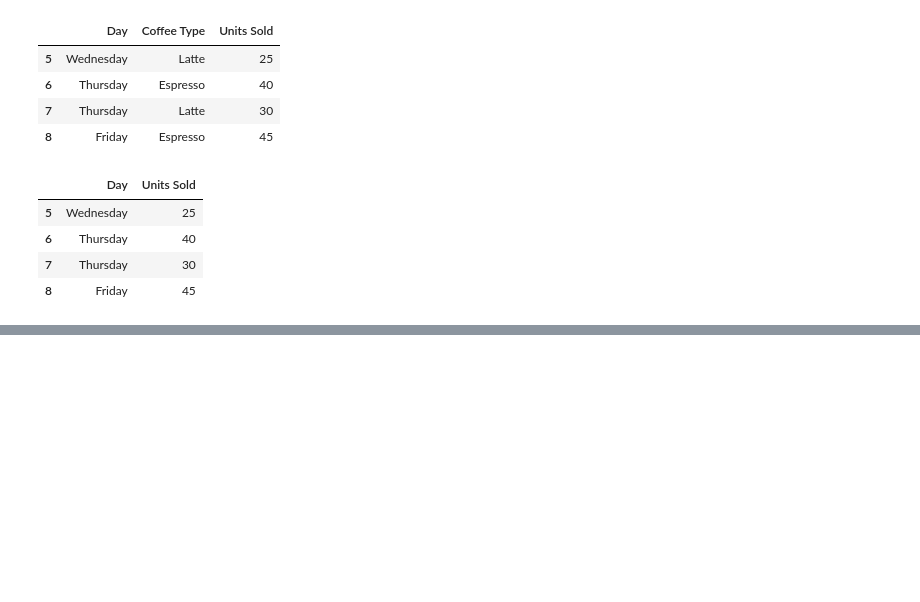
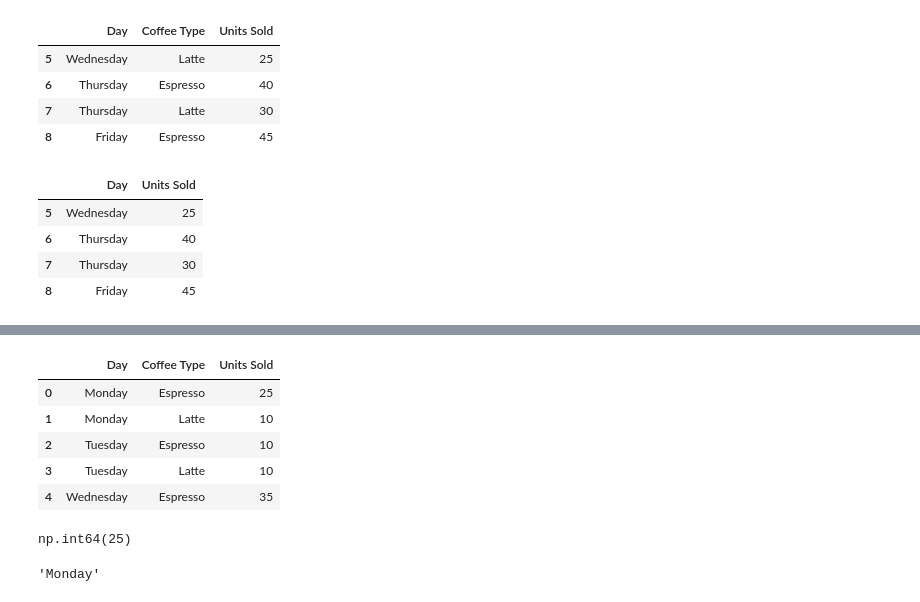
Before and after one commit to Anus-Ali-Khan/Pandas, a Jupyter notebook: loading_dataframes_from_csv.ipynb, the cells around one changed output, grey strips where cells are left out. Saved outputs shown, nothing was run; the diff lists cells and outputs as text; code cells hidden in the pictures; blank space fills up the shorter version.

```diff
--- a/loading_dataframes_from_csv.ipynb
+++ b/loading_dataframes_from_csv.ipynb
@@ -104,0 +134,17 @@ coffee.loc[5:8,["Day","Units Sold"]]
+# %%
+coffee.head()
+# %% [output]
+|  | Day | Coffee Type | Units Sold |
+| 0 | Monday | Espresso | 25 |
+| 1 | Monday | Latte | 10 |
+| 2 | Tuesday | Espresso | 10 |
+| 3 | Tuesday | Latte | 10 |
+| 4 | Wednesday | Espresso | 35 |
+# %%
+coffee.at[0,'Units Sold'] # grab a single value not multiple
+# %% [output]
+np.int64(25)
+# %%
+coffee.iat[0,0] # grab a single value using index
+# %% [output]
+'Monday'
```
Also changed, not shown: parts of 11 cells of this notebook, 1 other file.
